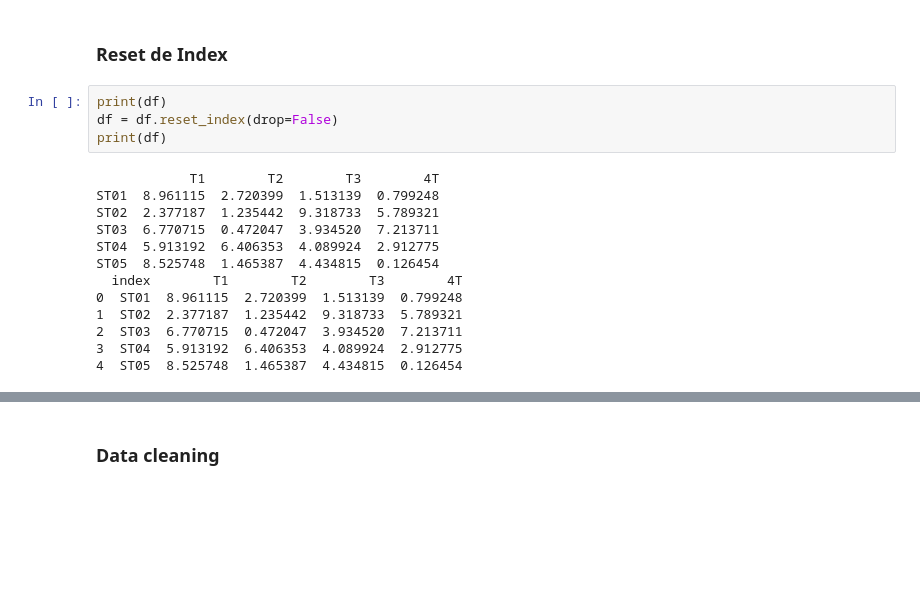
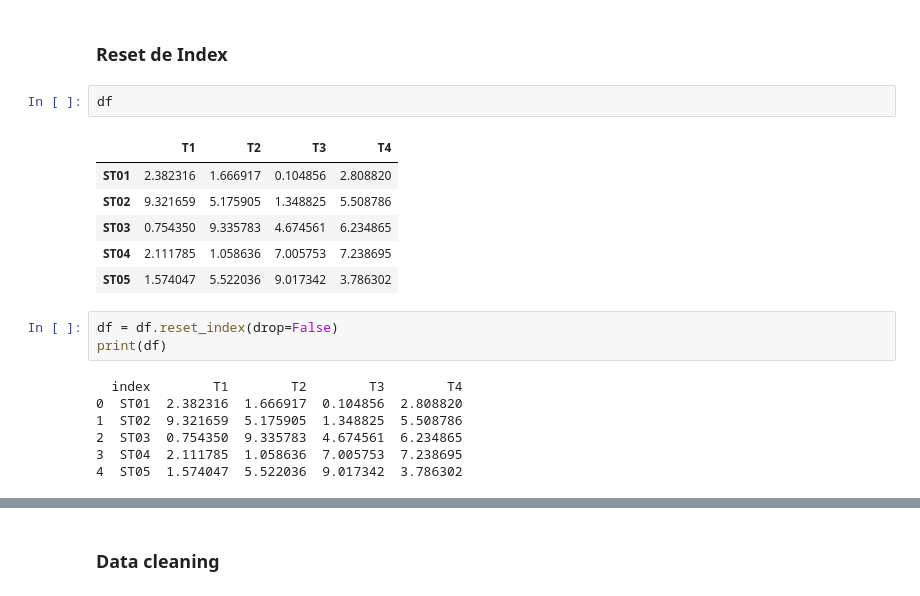
Before and after one commit to vtlscin/Curso_Python, a Jupyter notebook: Aula_04.01_Pandas.ipynb, the cells around one changed output, grey strips where cells are left out. Cells and saved outputs as stored; diff of their text form; blank space fills up the shorter version.

```diff
--- a/Aula_04.01_Pandas.ipynb
+++ b/Aula_04.01_Pandas.ipynb
@@ -170,22 +388,24 @@ df[(df['T1'] > 5) | (df['T2'] > 5)]
 # %% [markdown]
 ###  Reset de Index
+# %%
+df
+# %% [output]
+|  | T1 | T2 | T3 | T4 |
+| ST01 | 2.382316 | 1.666917 | 0.104856 | 2.808820 |
+| ST02 | 9.321659 | 5.175905 | 1.348825 | 5.508786 |
+| ST03 | 0.754350 | 9.335783 | 4.674561 | 6.234865 |
+| ST04 | 2.111785 | 1.058636 | 7.005753 | 7.238695 |
+| ST05 | 1.574047 | 5.522036 | 9.017342 | 3.786302 |
 # %%
-print(df)
 df = df.reset_index(drop=False)
 print(df)
 # %% [output]
-            T1        T2        T3        4T
-ST01  8.961115  2.720399  1.513139  0.799248
-ST02  2.377187  1.235442  9.318733  5.789321
-ST03  6.770715  0.472047  3.934520  7.213711
-ST04  5.913192  6.406353  4.089924  2.912775
-ST05  8.525748  1.465387  4.434815  0.126454
-  index        T1        T2        T3        4T
-0  ST01  8.961115  2.720399  1.513139  0.799248
-1  ST02  2.377187  1.235442  9.318733  5.789321
-2  ST03  6.770715  0.472047  3.934520  7.213711
-3  ST04  5.913192  6.406353  4.089924  2.912775
-4  ST05  8.525748  1.465387  4.434815  0.126454
+  index        T1        T2        T3        T4
+0  ST01  2.382316  1.666917  0.104856  2.808820
+1  ST02  9.321659  5.175905  1.348825  5.508786
+2  ST03  0.754350  9.335783  4.674561  6.234865
+3  ST04  2.111785  1.058636  7.005753  7.238695
+4  ST05  1.574047  5.522036  9.017342  3.786302
 # %%
 other_students = ['ST06','ST07','ST08','ST09','ST10']
 df['STs'] = other_students
```
Also changed, not shown: parts of 90 cells of this notebook, 3 other files.
